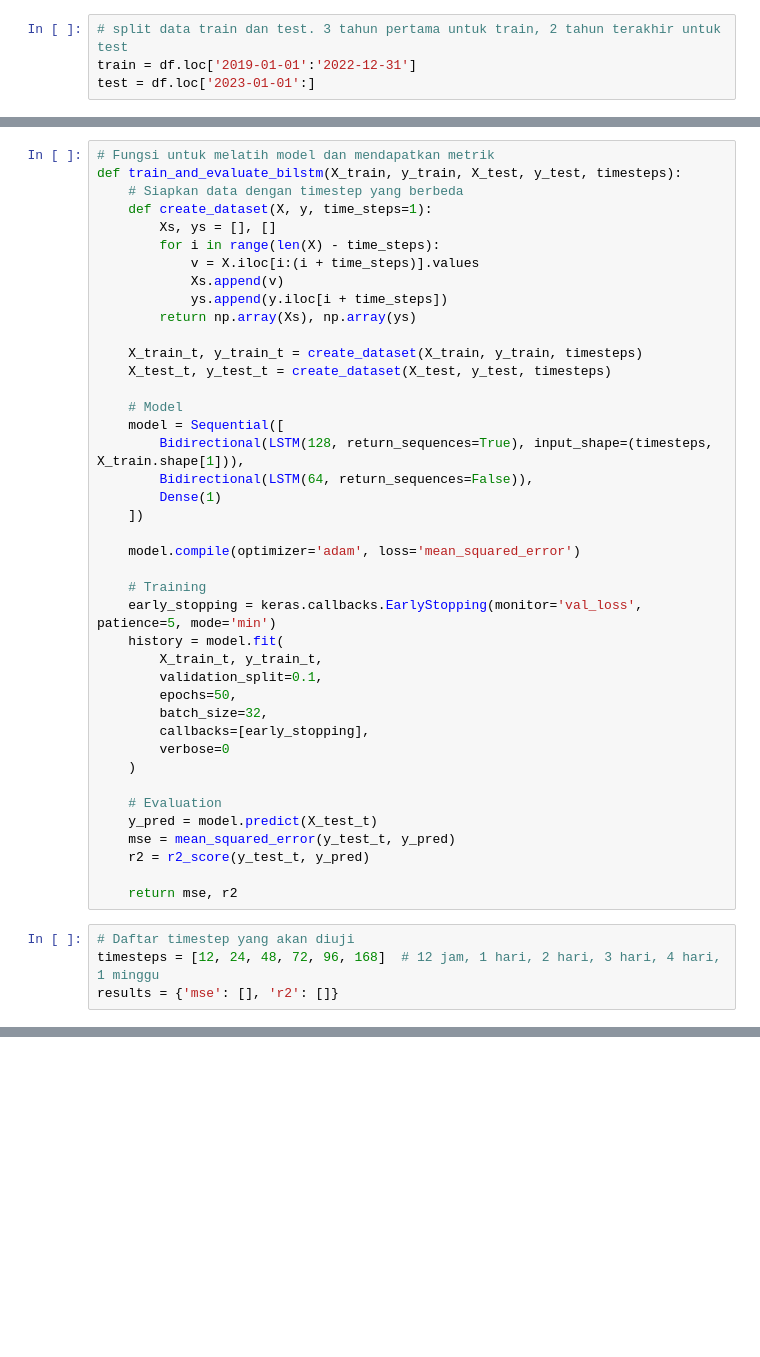
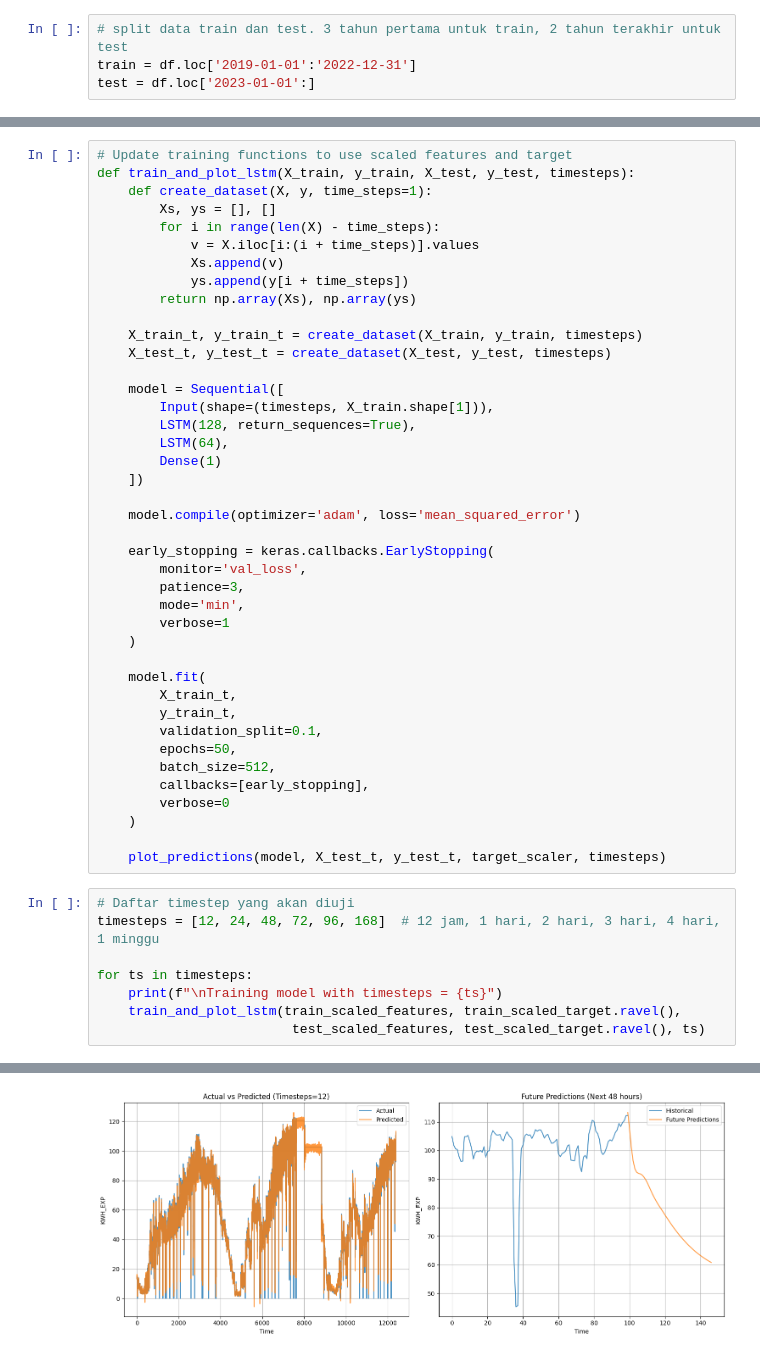
Before and after one commit to srikresna/electricity-usage-forecast, a Jupyter notebook: 442100118673/442100118673_hourly_meteostat.ipynb, the cells around one changed output, grey strips where cells are left out. Drawn from its saved outputs; the diff is of its cells as text; blank space fills up the shorter version.

```diff
--- a/442100118673/442100118673_hourly_meteostat.ipynb
+++ b/442100118673/442100118673_hourly_meteostat.ipynb
@@ -83,45 +267,50 @@ test_scaled
 # %%
-# Fungsi untuk melatih model dan mendapatkan metrik
-def train_and_evaluate_bilstm(X_train, y_train, X_test, y_test, timesteps):
-    # Siapkan data dengan timestep yang berbeda
+# Update training functions to use scaled features and target
+def train_and_plot_lstm(X_train, y_train, X_test, y_test, timesteps):
     def create_dataset(X, y, time_steps=1):
         Xs, ys = [], []
         for i in range(len(X) - time_steps):
             v = X.iloc[i:(i + time_steps)].values
             Xs.append(v)
-            ys.append(y.iloc[i + time_steps])
+            ys.append(y[i + time_steps])
         return np.array(Xs), np.array(ys)
 
     X_train_t, y_train_t = create_dataset(X_train, y_train, timesteps)
     X_test_t, y_test_t = create_dataset(X_test, y_test, timesteps)
 
-    # Model
     model = Sequential([
-        Bidirectional(LSTM(128, return_sequences=True), input_shape=(timesteps, X_train.shape[1])),
-        Bidirectional(LSTM(64, return_sequences=False)),
+        Input(shape=(timesteps, X_train.shape[1])),
+        LSTM(128, return_sequences=True),
+        LSTM(64),
         Dense(1)
     ])
 
     model.compile(optimizer='adam', loss='mean_squared_error')
 
-    # Training
-    early_stopping = keras.callbacks.EarlyStopping(monitor='val_loss', patience=5, mode='min')
-    history = model.fit(
-        X_train_t, y_train_t,
+    early_stopping = keras.callbacks.EarlyStopping(
+        monitor='val_loss',
+        patience=3,
+        mode='min',
+        verbose=1
+    )
+
+    model.fit(
+        X_train_t,
+        y_train_t,
         validation_split=0.1,
         epochs=50,
-        batch_size=32,
+        batch_size=512,
         callbacks=[early_stopping],
         verbose=0
     )
 
-    # Evaluation
-    y_pred = model.predict(X_test_t)
-    mse = mean_squared_error(y_test_t, y_pred)
-    r2 = r2_score(y_test_t, y_pred)
-
-    return mse, r2
+    plot_predictions(model, X_test_t, y_test_t, target_scaler, timesteps)
 # %%
 # Daftar timestep yang akan diuji
 timesteps = [12, 24, 48, 72, 96, 168]  # 12 jam, 1 hari, 2 hari, 3 hari, 4 hari, 1 minggu
-results = {'mse': [], 'r2': []}
+
+for ts in timesteps:
+    print(f"\nTraining model with timesteps = {ts}")
+    train_and_plot_lstm(train_scaled_features, train_scaled_target.ravel(),
+                         test_scaled_features, test_scaled_target.ravel(), ts)
+# %% [output]
@@ -127,0 +334 @@ results = {'mse': [], 'r2': []}
+[figure, added]
```
Also changed, not shown: parts of 15 cells of this notebook.
